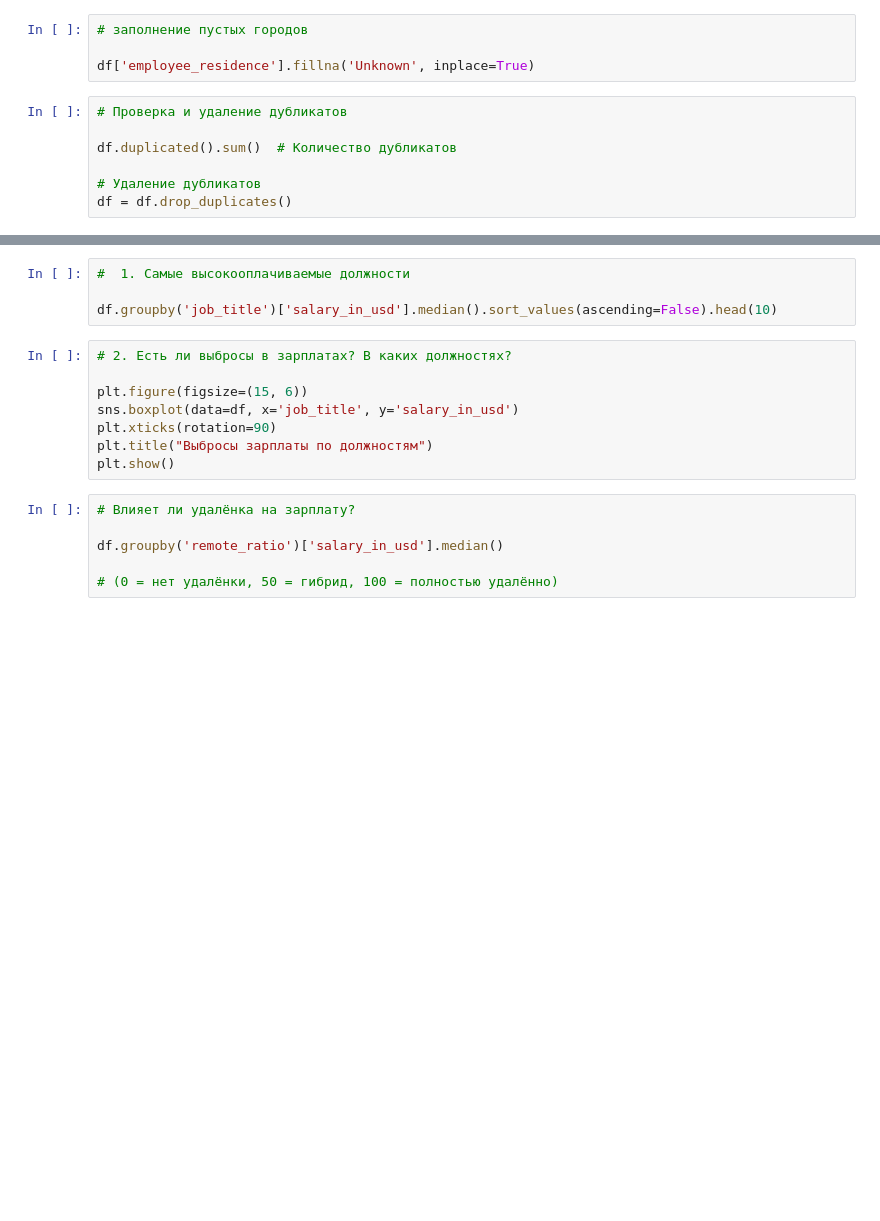
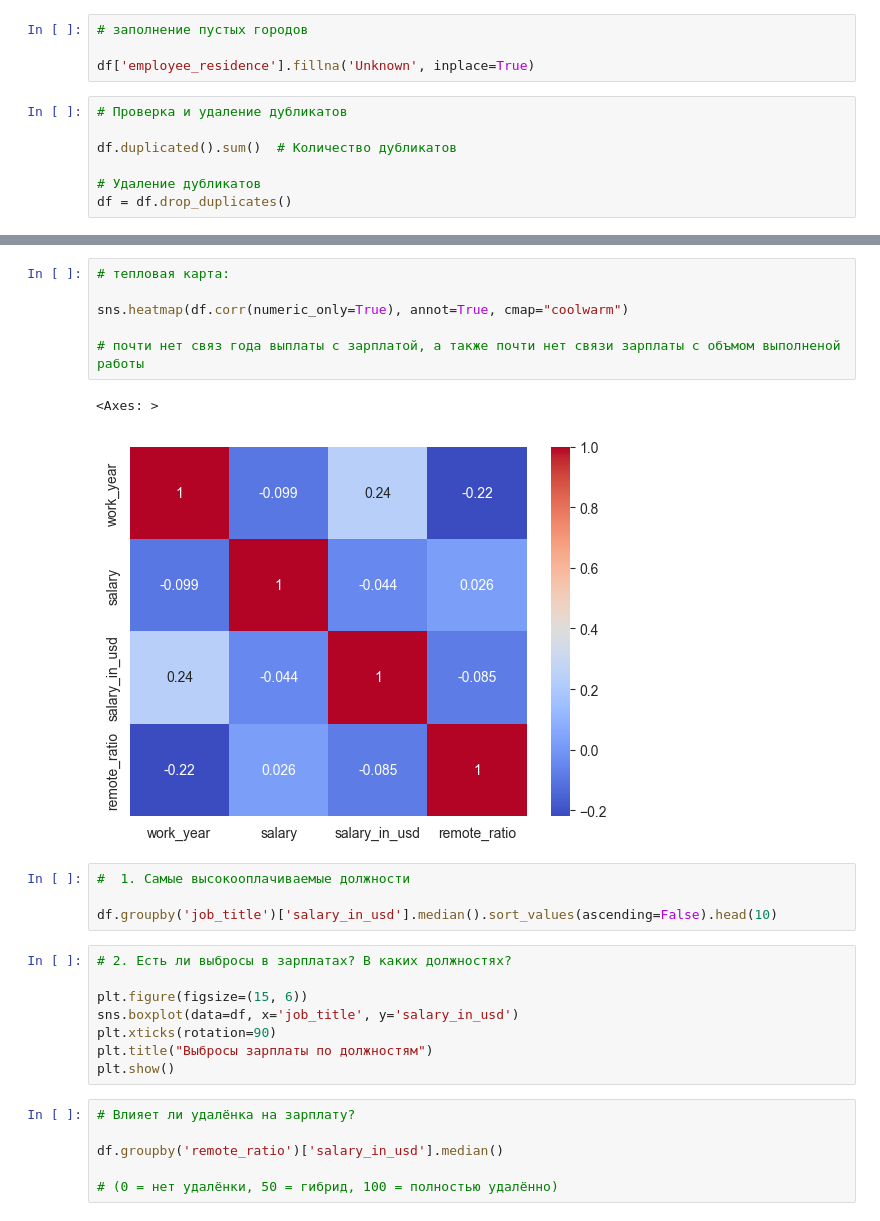
Before and after one commit to GlavMech/-Python, a Jupyter notebook: Аналитический проект на Python.ipynb, the cells around one changed output, grey strips where cells are left out. Cells and saved outputs as stored; diff of their text form; blank space fills up the shorter version.

```diff
--- a/Аналитический проект на Python.ipynb
+++ b/Аналитический проект на Python.ipynb
@@ -48,3 +225,12 @@ df.duplicated().sum()
+# %%
+# тепловая карта:
+
+sns.heatmap(df.corr(numeric_only=True), annot=True, cmap="coolwarm")
+
+# почти нет связ года выплаты с зарплатой, а также почти нет связи зарплаты с объмом выполненой работы
+# %% [output]
+<Axes: >
+[figure, added]
 # %%
 #  1. Самые высокооплачиваемые должности
 
```
Also changed, not shown: parts of 15 cells of this notebook.
